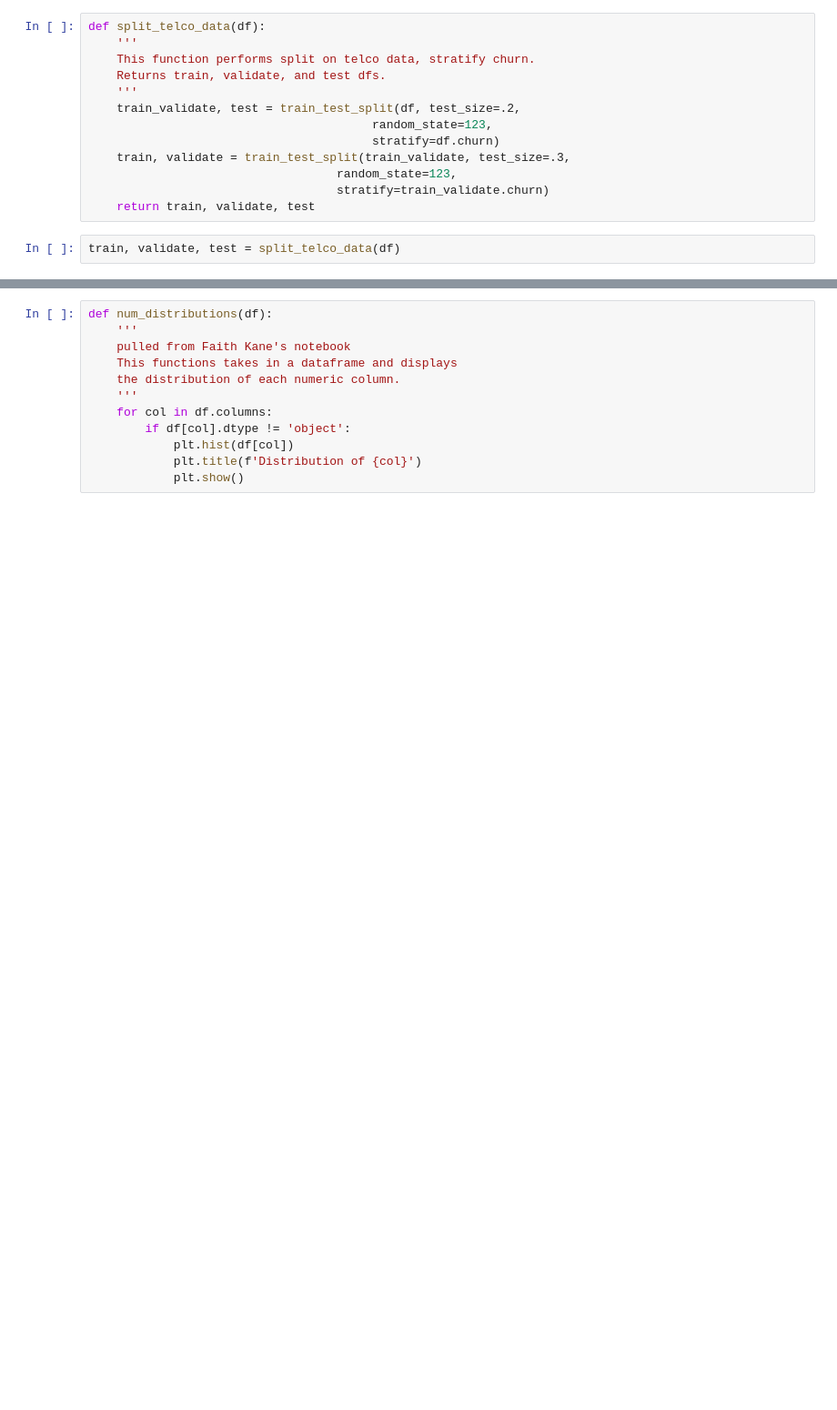
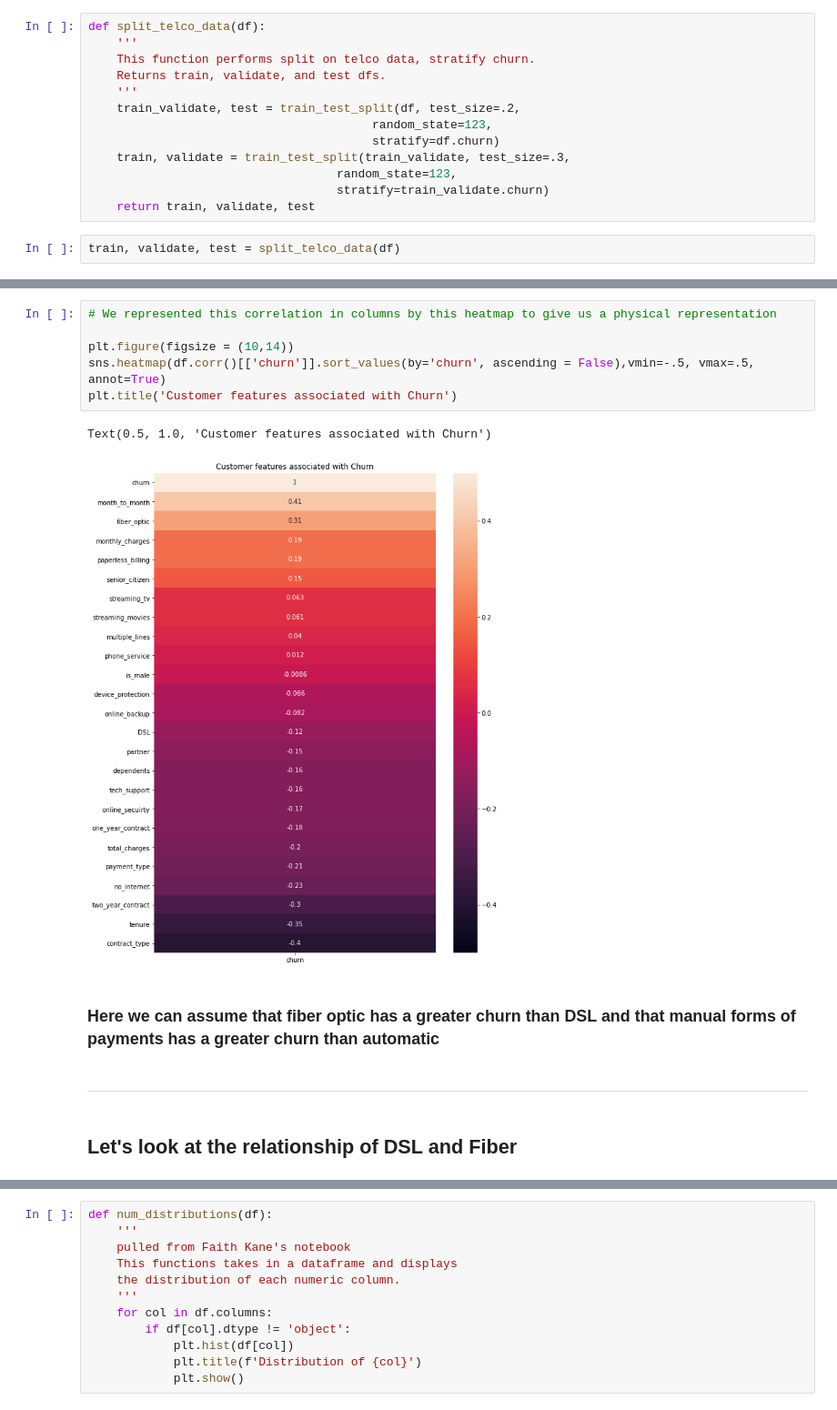
Before and after one commit to Daniel-Northcutt/Classification_Project, a Jupyter notebook: Telco_Work_Notebook.ipynb, the cells around one changed output, grey strips where cells are left out. Shown at 91% size. Cells and saved outputs as stored; diff of their text form; blank space fills up the shorter version.

```diff
--- a/Telco_Work_Notebook.ipynb
+++ b/Telco_Work_Notebook.ipynb
@@ -202,0 +266,15 @@ TypeError: data type 'o' not understood
+# %%
+# We represented this correlation in columns by this heatmap to give us a physical representation
+
+plt.figure(figsize = (10,14))
+sns.heatmap(df.corr()[['churn']].sort_values(by='churn', ascending = False),vmin=-.5, vmax=.5, annot=True)
+plt.title('Customer features associated with Churn')
+# %% [output]
+Text(0.5, 1.0, 'Customer features associated with Churn')
+[figure, added]
+# %% [markdown]
+### Here we can assume that fiber optic has a greater churn than DSL and that manual forms of payments has a greater churn than automatic
+# %% [markdown]
+<hr style="border:2px solid black"> </hr>
+# %% [markdown]
+## Let's look at the relationship of DSL and Fiber
```
Also changed, not shown: parts of 124 cells of this notebook.
